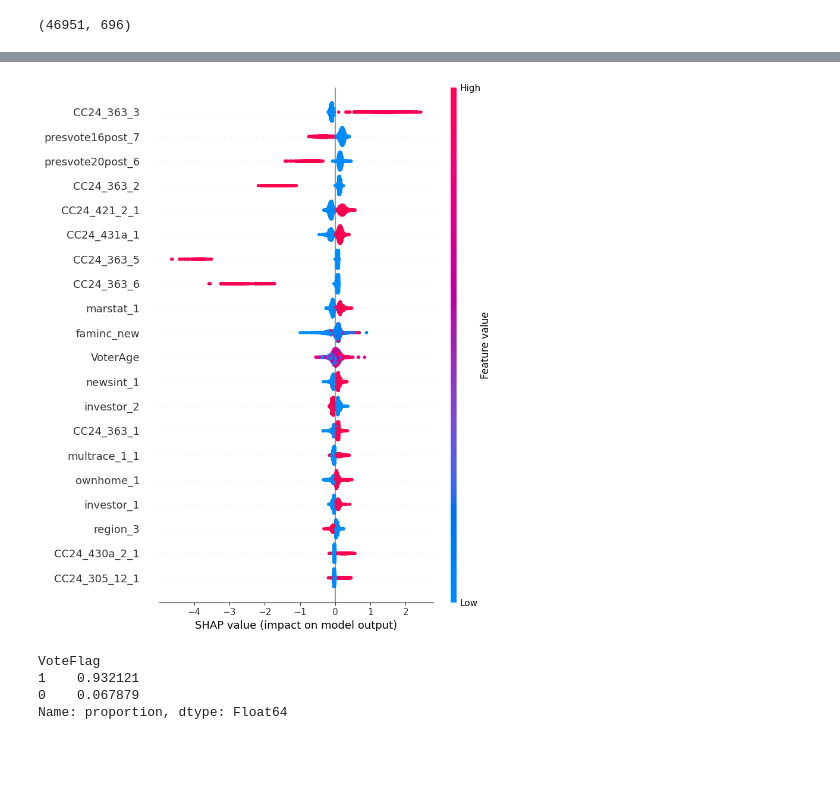
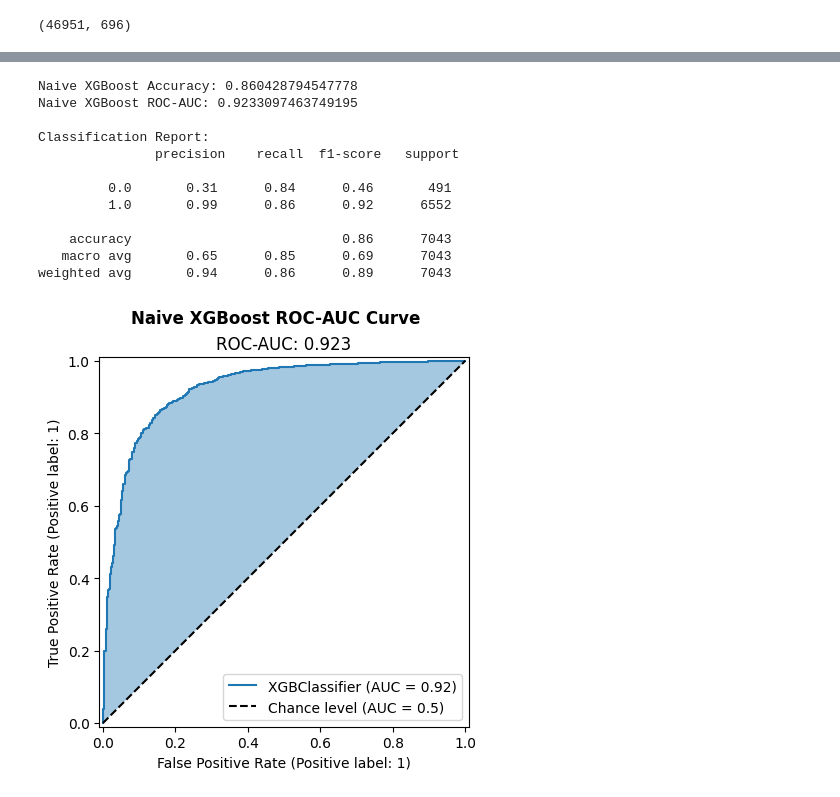
Before and after one commit to agtrinidad/s26-hnz-voter-predictors, a Jupyter notebook: g17_avery_workspace.ipynb, the cells around one changed output, grey strips where cells are left out. Saved outputs shown, nothing was run; the diff lists cells and outputs as text; code cells hidden in the pictures; blank space fills up the shorter version.

```diff
--- a/g17_avery_workspace.ipynb
+++ b/g17_avery_workspace.ipynb
@@ -152,6 +156,24 @@ def roc_curve_display_ex(esti_provided, X_provided, y_provided, y_topic = 'Topic
   plt.suptitle(f'{y_topic} ROC-AUC Curve', weight=800)
   plt.title(f'ROC-AUC: {rcd.roc_auc:.3f}')
   plt.show()
+
+def perf_output(g_model, set_X, set_y, mname = "Model"):
+  # Evaluate on test set
+  y_pred = g_model.predict(set_X)
+  y_probs = g_model.predict_proba(set_X)[:, 1]
+
+  # get accuracy score
+  test_accuracy = accuracy_score(set_y, y_pred)
+  print(f"{mname} Accuracy:", test_accuracy)
+
+  # get auc score
+  test_auc = roc_auc_score(set_y, y_probs)
+  print(f"{mname} ROC-AUC:", test_auc)
+
+  # Classification report
+  print("\nClassification Report:\n", classification_report(set_y, y_pred))
+
+  roc_curve_display_ex(g_model, set_X, set_y, y_topic = mname)
 # %%
 # Index of all columns within the original dataset, pre-trimming
 
@@ -1281,15 +1302,16 @@ plt.show()
-# %%
-# SHAP-based explanation of behaviors
-explainer = shap.TreeExplainer(xgb_model)
-shap_values = explainer(X_test)
-shap_values.feature_names = list(X_processed.columns)
-shap.summary_plot(shap_values, X_test)
-# %% [output]
-[figure, removed]
-# %%
-filtered_df['VoteFlag'].value_counts(normalize=True)
-# %% [output]
-VoteFlag
-1    0.932121
-0    0.067879
-Name: proportion, dtype: Float64
+# %%
+perf_output(xgb_model, X_val, y_val, "Naive XGBoost")
+# %% [output]
+Naive XGBoost Accuracy: 0.860428794547778
+Naive XGBoost ROC-AUC: 0.9233097463749195
+
+Classification Report:
+               precision    recall  f1-score   support
+
+         0.0       0.31      0.84      0.46       491
+         1.0       0.99      0.86      0.92      6552
+
+    accuracy                           0.86      7043
+   macro avg       0.65      0.85      0.69      7043
+weighted avg       0.94      0.86      0.89      7043
+[figure, added]
```
Also changed, not shown: parts of 11 cells of this notebook.
